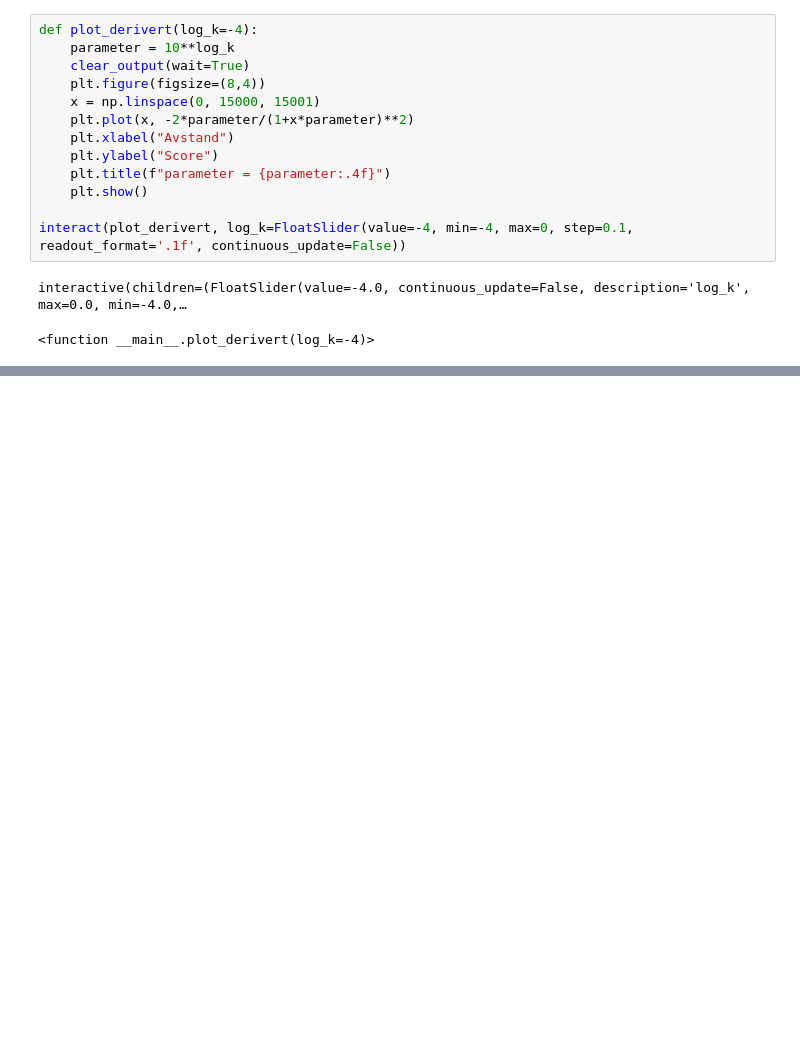
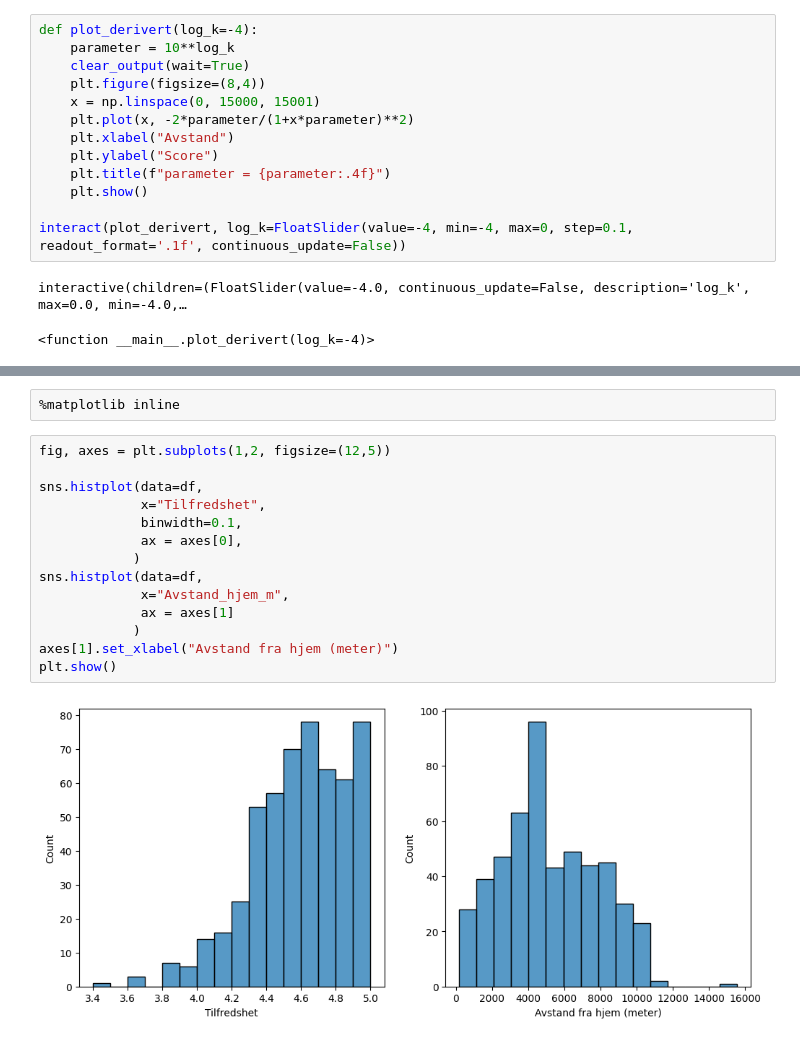
Before and after one commit to madsranden/barnehager_i_oslo, a Jupyter notebook: geo_func_dokumentasjon.ipynb, the cells around one changed output, grey strips where cells are left out. Saved outputs shown, nothing was run; the diff lists cells and outputs as text; blank space fills up the shorter version.

```diff
--- a/geo_func_dokumentasjon.ipynb
+++ b/geo_func_dokumentasjon.ipynb
@@ -63,0 +68,18 @@ interactive(children=(FloatSlider(value=-4.0, continuous_update=False, descripti
+# %%
+%matplotlib inline
+# %%
+fig, axes = plt.subplots(1,2, figsize=(12,5))
+
+sns.histplot(data=df,
+             x="Tilfredshet",
+             binwidth=0.1,
+             ax = axes[0],
+            )
+sns.histplot(data=df,
+             x="Avstand_hjem_m",
+             ax = axes[1]
+            )
+axes[1].set_xlabel("Avstand fra hjem (meter)")
+plt.show()
+# %% [output]
+[figure, added]
```
Also changed, not shown: parts of 8 cells of this notebook.
